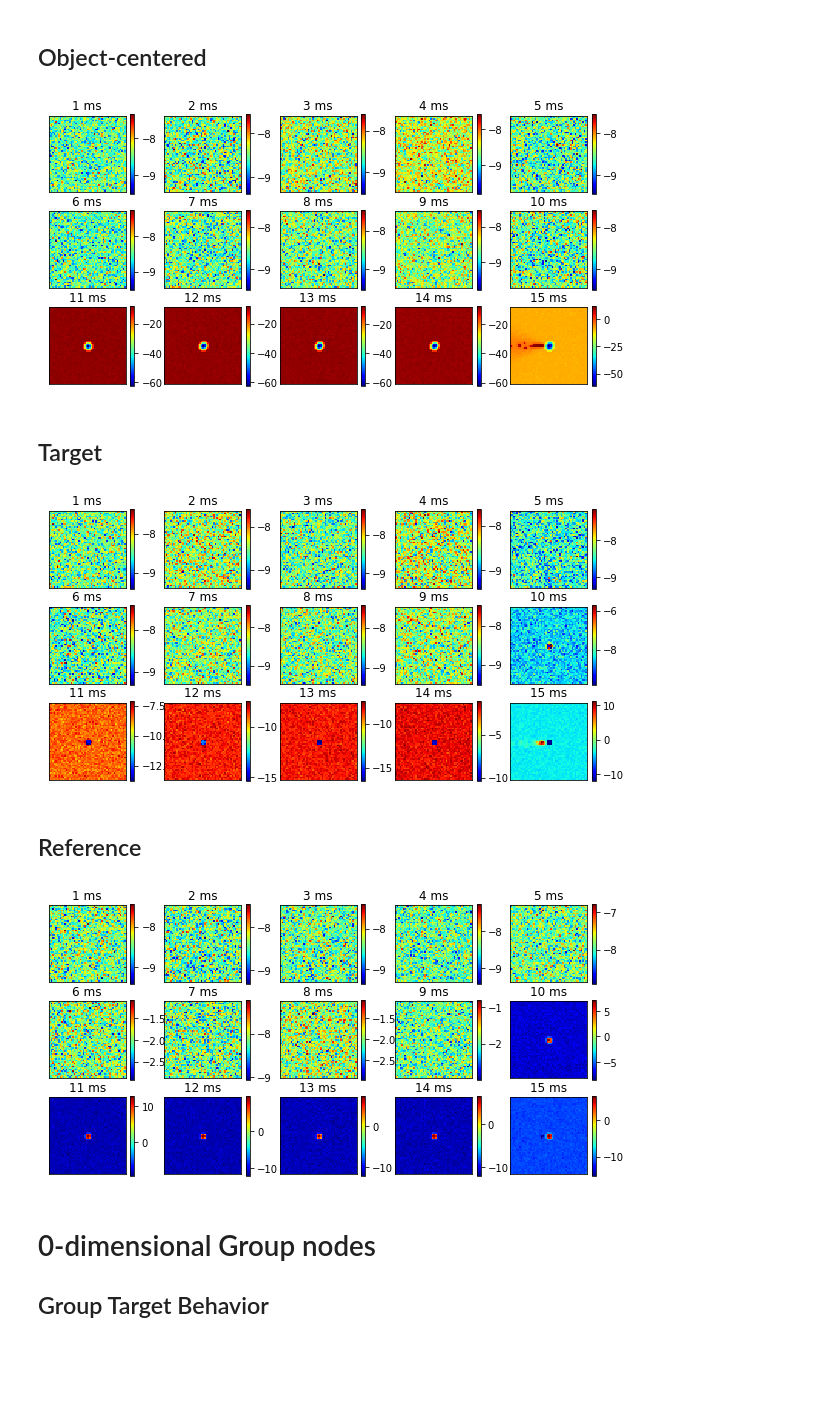
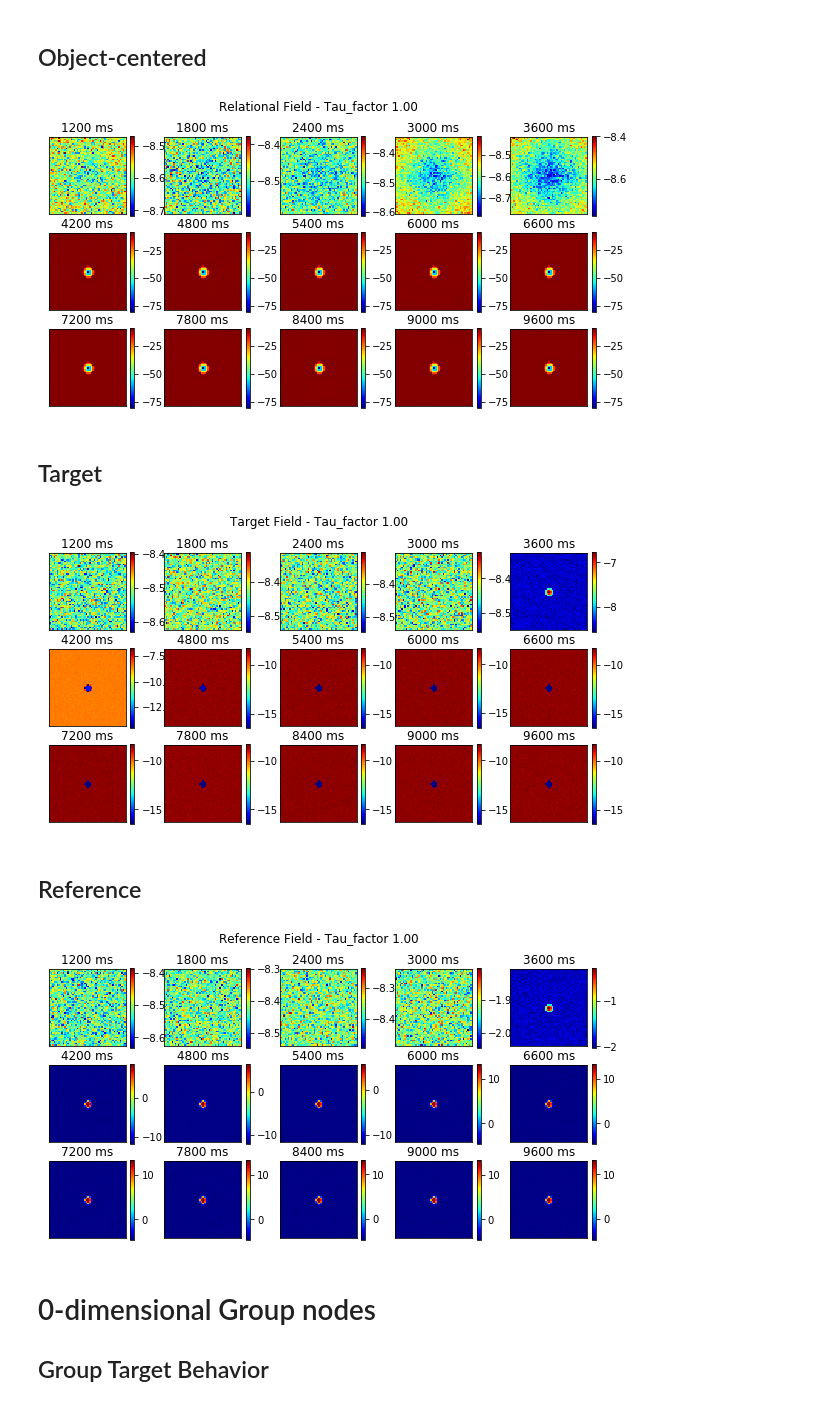
Before and after one commit to rturon/dft_in_nengo, a Jupyter notebook: notebooks/Build_spatial_reasoning_architecture.ipynb, the cells around one changed output. Cells and saved outputs as stored; diff of their text form; code cells hidden in the pictures; blank space fills up the shorter version.

```diff
--- a/notebooks/Build_spatial_reasoning_architecture.ipynb
+++ b/notebooks/Build_spatial_reasoning_architecture.ipynb
@@ -132,7 +132,7 @@ nengo_objects['Target: Cyan'].active = False
 nengo_objects['Spatial relation: Left'].active = False
 nengo_objects['Action: Imagine'].active = True
 
-sim.run_steps(int(7500*tau_factor))
+sim.run_steps(int(9500*tau_factor))
 # %% [output]
 HtmlProgressBar cannot be displayed. Please use the TerminalProgressBar. It can be enabled with `nengo.rc.set('progress', 'progress_bar', 'nengo.utils.progress.TerminalProgressBar')`.
 [interactive output not drawn]
@@ -201,17 +229,3 @@ def plot_3dneuralfield(nf_data, time_points):
             plt.yticks([])
             if j == 3:
                 plt.title("%i ms" %(tp*50))
-# %%
-# time_points = np.linspace(50,sim.data[probes['Reference Blue Memory']].shape[0]-1,15, dtype=int)
-# tps_1d = np.linspace(50,sim.data[probes['Reference Blue Memory']].shape[0]-1,15, dtype=int)
-
-tps_1d = np.arange(0,sim.data[probes['Reference Blue Memory']].shape[0])
-time_points = np.arange(0,sim.data[probes['Reference Blue Memory']].shape[0])
-
-from cedar_modules import AbsSigmoid
-sigmoid = AbsSigmoid()
-# %%
-step_size = sim.data[probes['Reference Blue Memory']].shape[0]//15
-tps_1d = tps_1d[::step_size][-15:]
-time_points = time_points[::step_size][-15:]
-print(tps_1d, step_size)
@@ -219,0 +232,20 @@ print(tps_1d, step_size)
+# %%
+# for tau_factor 0.05 show every third step, for other tau_factors show a multiple
+# thereof
+num_samples = sim.data[probes['Reference Blue Memory']].shape[0]
+print('Number of samples:', num_samples)
+
+if num_samples > 30:
+    stepsize = 3*int(tau_factor/0.05)
+    tps_1d = np.arange(0,num_samples, stepsize)[-15:]
+    time_points = np.arange(0,num_samples, stepsize)[-15:]
+
+    print('Difference between accurate points and the ones used:',
+          3*tau_factor/0.05 - stepsize)
+else:
+    tps_1d = np.arange(0, num_samples)[-15:]
+    time_points = np.arange(0, num_samples)[-15:]
+print('tps_1d: \n', tps_1d)
+
+from cedar_modules import AbsSigmoid
+sigmoid = AbsSigmoid()
@@ -272,26 +326,25 @@ plot_2dneuralfield(spatial_scene, time_points, True)
 # Object-centered = relational field in the Plotting widget
 object_centered_data = sim.data[probes['Object-centered ']]
 
-plot_2dneuralfield(object_centered_data, time_points, True)
+plot_2dneuralfield(object_centered_data, time_points, True, 'Relational Field', True)
 # %% [output]
-[figure, old version]
+[figure, new version]
 # %% [markdown]
 ## Target
 # %%
 target = sim.data[probes['Target']]
 
-plot_2dneuralfield(target, time_points, True)
+plot_2dneuralfield(target, time_points, True, 'Target Field', True)
 # %% [output]
-[figure, old version]
+[figure, new version]
 # %% [markdown]
 ## Reference
 # %%
 reference_data = sim.data[probes['Reference']]
-# print(reference_data.shape)
 
-plot_2dneuralfield(reference_data, time_points, True)
+plot_2dneuralfield(reference_data, time_points, True, 'Reference Field', True)
 # %% [output]
-[figure, old version]
+[figure, new version]
 # %% [markdown]
 # 0-dimensional Group nodes
 
```
Also changed, not shown: parts of 9 cells of this notebook, 2 other files.
